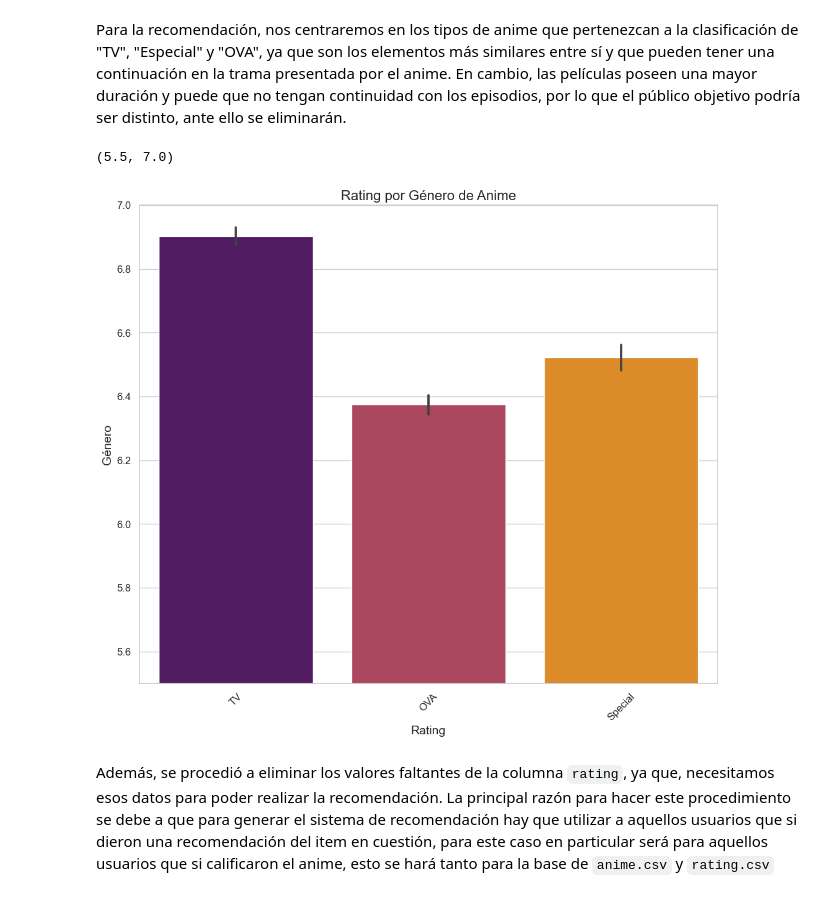
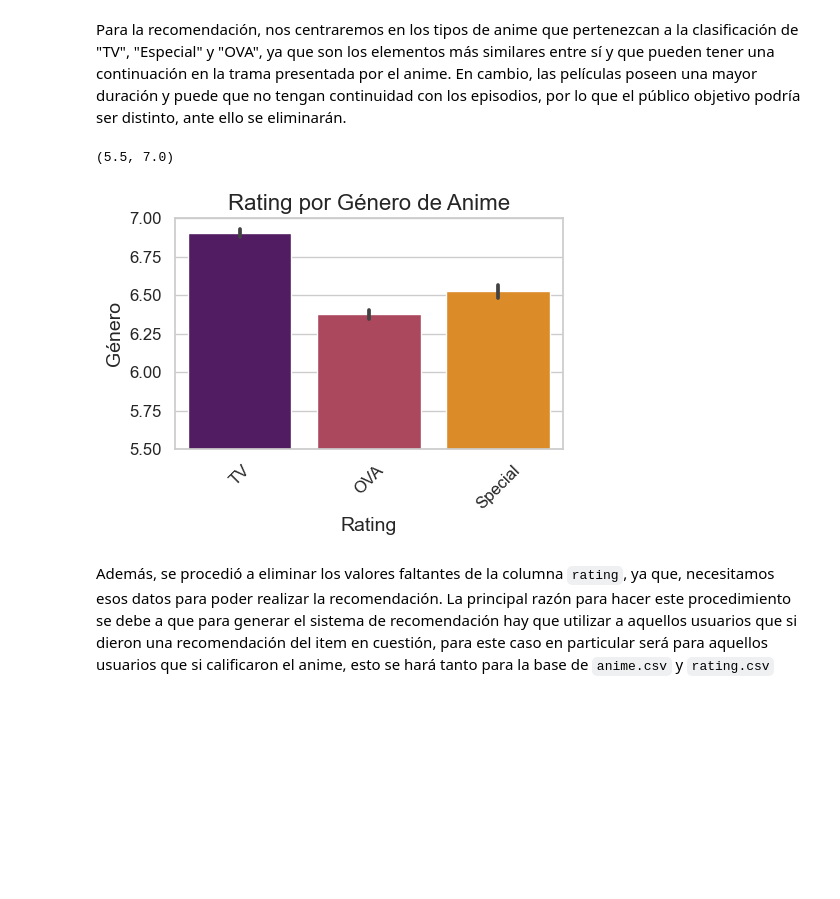
Before and after one commit to ffvilca/topicos_tarea-1, a Jupyter notebook: notebook.ipynb, the cells around one changed output. Saved outputs shown, nothing was run; the diff lists cells and outputs as text; code cells hidden in the pictures; blank space fills up the shorter version.

```diff
--- a/notebook.ipynb
+++ b/notebook.ipynb
@@ -166,20 +166,20 @@ Para la recomendación, nos centraremos en los tipos de anime que pertenezcan a
 # %%
 data.query('type == "TV" or type == "OVA" or type== "Special"', inplace=True)
 # %%
-plt.figure(figsize=(12, 10))
+plt.figure(figsize=(5, 3))
 sns.set(style="whitegrid")
 sns.barplot(x="type", y="rating", data=data, palette="inferno")
 
 # Personalizar el gráfico
 plt.title('Rating por Género de Anime', fontsize=16)
 plt.xlabel('Rating', fontsize=14)
 plt.ylabel('Género', fontsize=14)
 plt.xticks(fontsize=12, rotation= 45)
 plt.yticks(fontsize=12)
 plt.ylim(5.5, 7)
 # %% [output]
 (5.5, 7.0)
-[figure, old version]
+[figure, new version]
 # %% [markdown]
 Además, se procedió a eliminar los valores faltantes de la columna `rating`, ya que, necesitamos esos datos para poder realizar la recomendación. La principal razón para hacer este procedimiento se debe a que para generar el sistema de recomendación hay que utilizar a aquellos usuarios que si dieron una recomendación del item en cuestión, para este caso en particular será para aquellos usuarios que si calificaron el anime, esto se hará tanto para la base de `anime.csv` y `rating.csv`
 # %%
```
Also changed, not shown: parts of 11 cells of this notebook.
